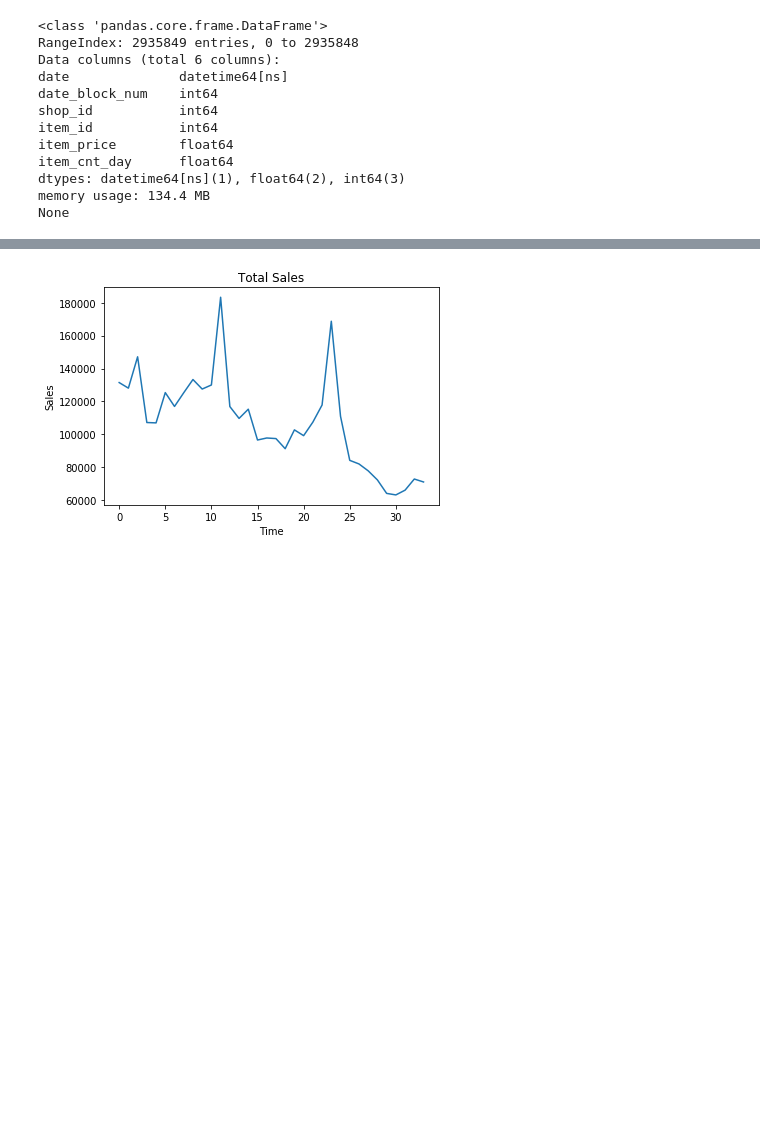
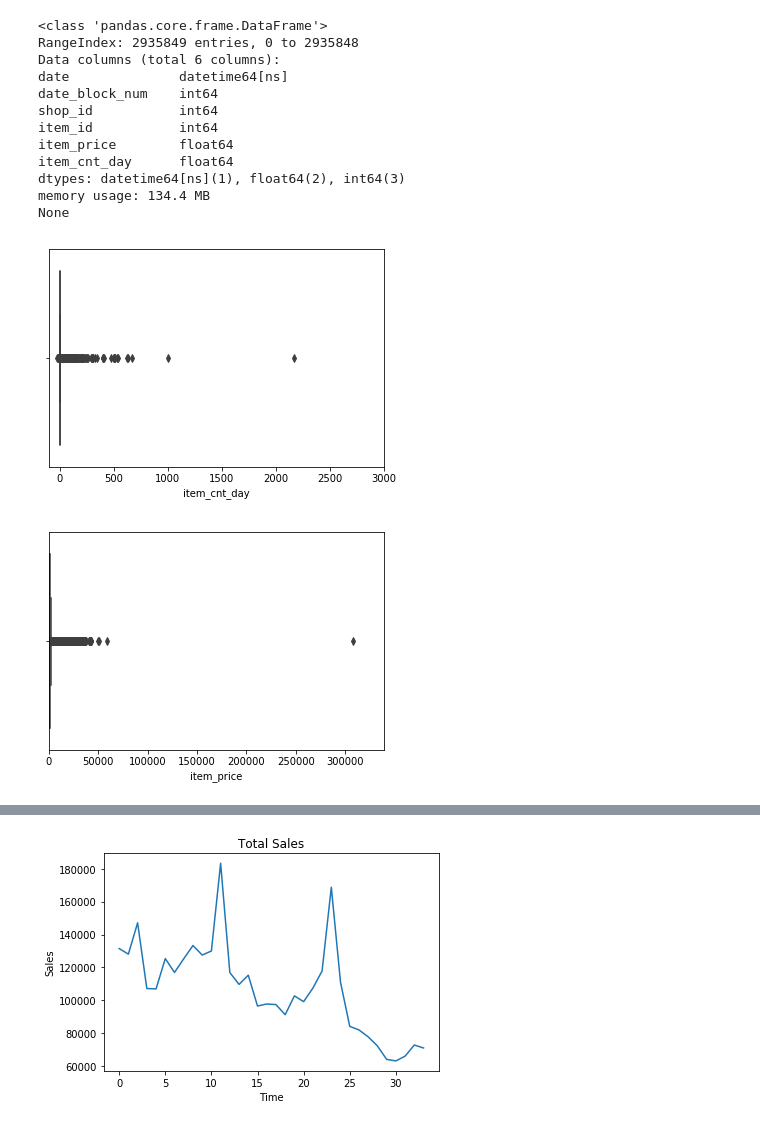
Before and after one commit to PaulGuo5/Predict-Future-Sales, a Jupyter notebook: preprocess.ipynb, the cells around one changed output, grey strips where cells are left out. Saved outputs shown, nothing was run; the diff lists cells and outputs as text; code cells hidden in the pictures; blank space fills up the shorter version.

```diff
--- a/preprocess.ipynb
+++ b/preprocess.ipynb
@@ -56,0 +136,12 @@ def create_item_cnt_month(data):
+# %%
+import seaborn as sns
+plt.xlim(-100, 3000)
+sns.boxplot(x=train["item_cnt_day"])
+plt.show()
+
+plt.xlim(train["item_price"].min(), train["item_price"].max() * 1.1)
+sns.boxplot(x=train["item_price"])
+plt.show()
+# %% [output]
+[figure, added]
+[figure, added]
```
Also changed, not shown: parts of 47 cells of this notebook.
